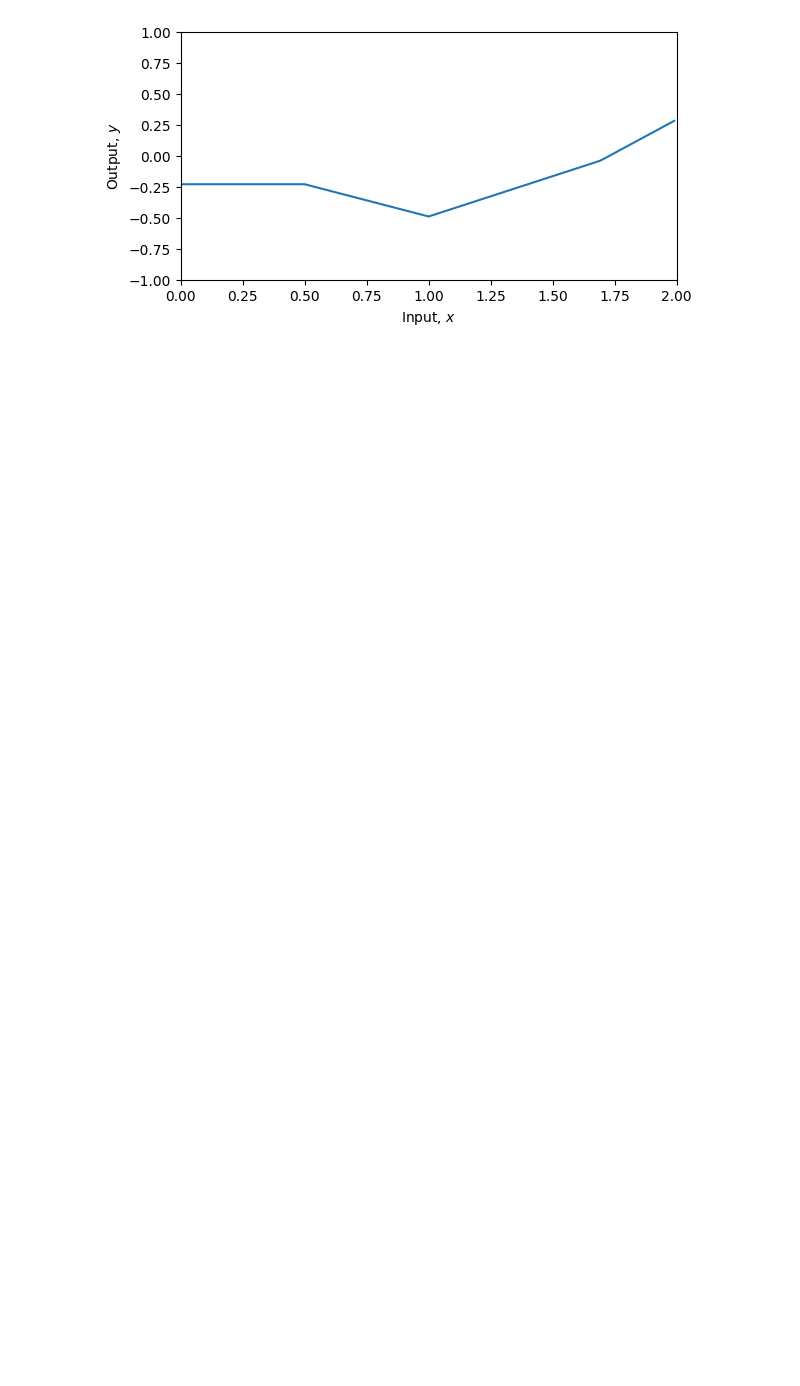
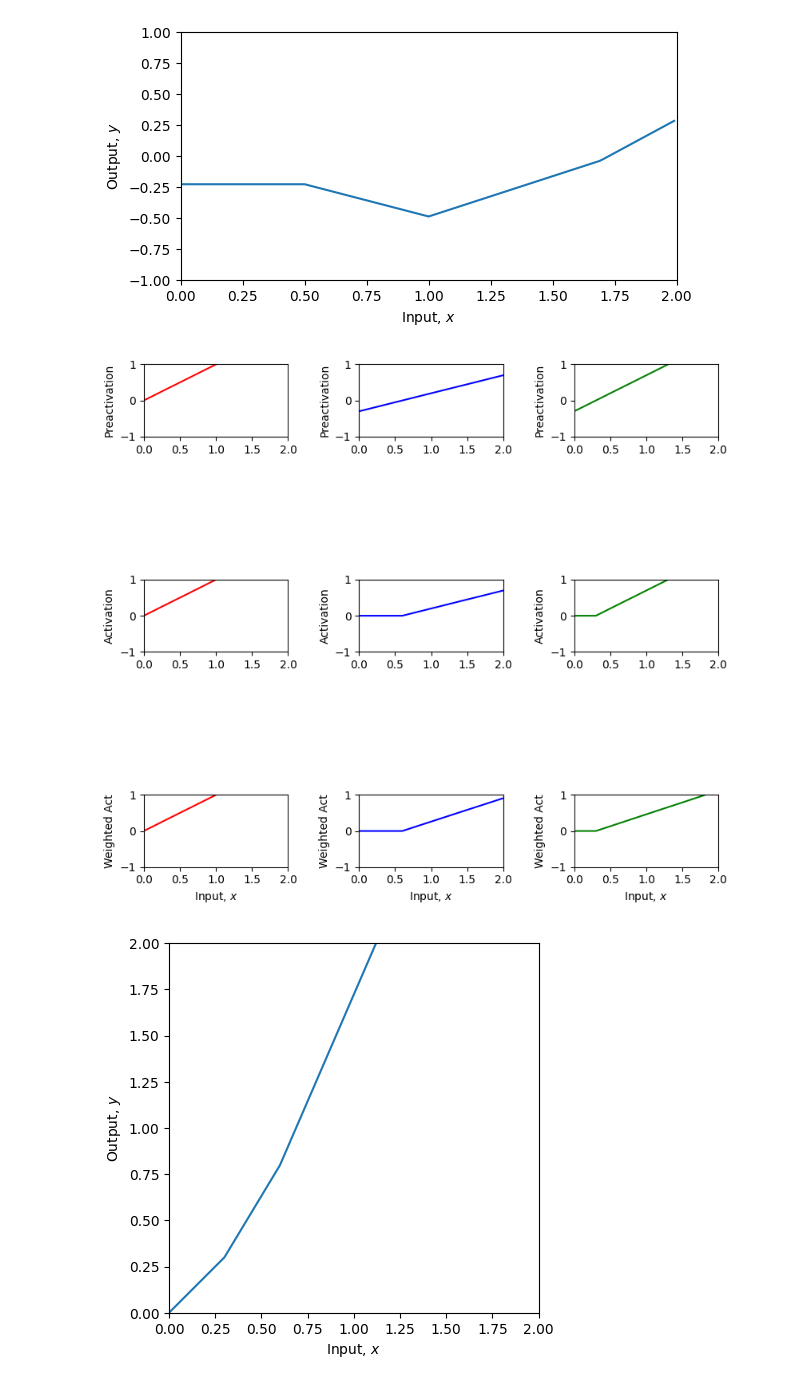
Before and after one commit to jrodriguezru/MDL-2024-1, a Jupyter notebook: Exercises from the Book/drafts.ipynb, the cells around one changed output. Saved outputs shown, nothing was run; the diff lists cells and outputs as text; code cells hidden in the pictures; blank space fills up the shorter version.

```diff
--- a/Exercises from the Book/drafts.ipynb
+++ b/Exercises from the Book/drafts.ipynb
@@ -159,0 +197,17 @@ plot_neural(x, y, pre_1, pre_2, pre_3, act_1, act_2, act_3, w_act_1, w_act_2, w_
+# %%
+# Now lets define some parameters and run the neural network
+theta_10 =  0 ; theta_11 = 1
+theta_20 = -0.3  ; theta_21 = 0.5
+theta_30 = -0.3  ; theta_31 = 1
+phi_0 = 0; phi_1 = 1; phi_2 = 1.3; phi_3 = 0.66
+
+# Define a range of input values
+x = np.arange(0,2,0.01)
+# %%
+y, pre_1, pre_2, pre_3, act_1, act_2, act_3, w_act_1, w_act_2, w_act_3 = \
+    shallow_1_1_3(x, ReLU, phi_0,phi_1,phi_2,phi_3, theta_10, theta_11, theta_20, theta_21, theta_30, theta_31)
+# And then plot it
+plot_neural2(x, y, pre_1, pre_2, pre_3, act_1, act_2, act_3, w_act_1, w_act_2, w_act_3, plot_all=True)
+# %% [output]
+[figure, added]
+[figure, added]
```
Also changed, not shown: parts of 4 cells of this notebook, 2 other files.
